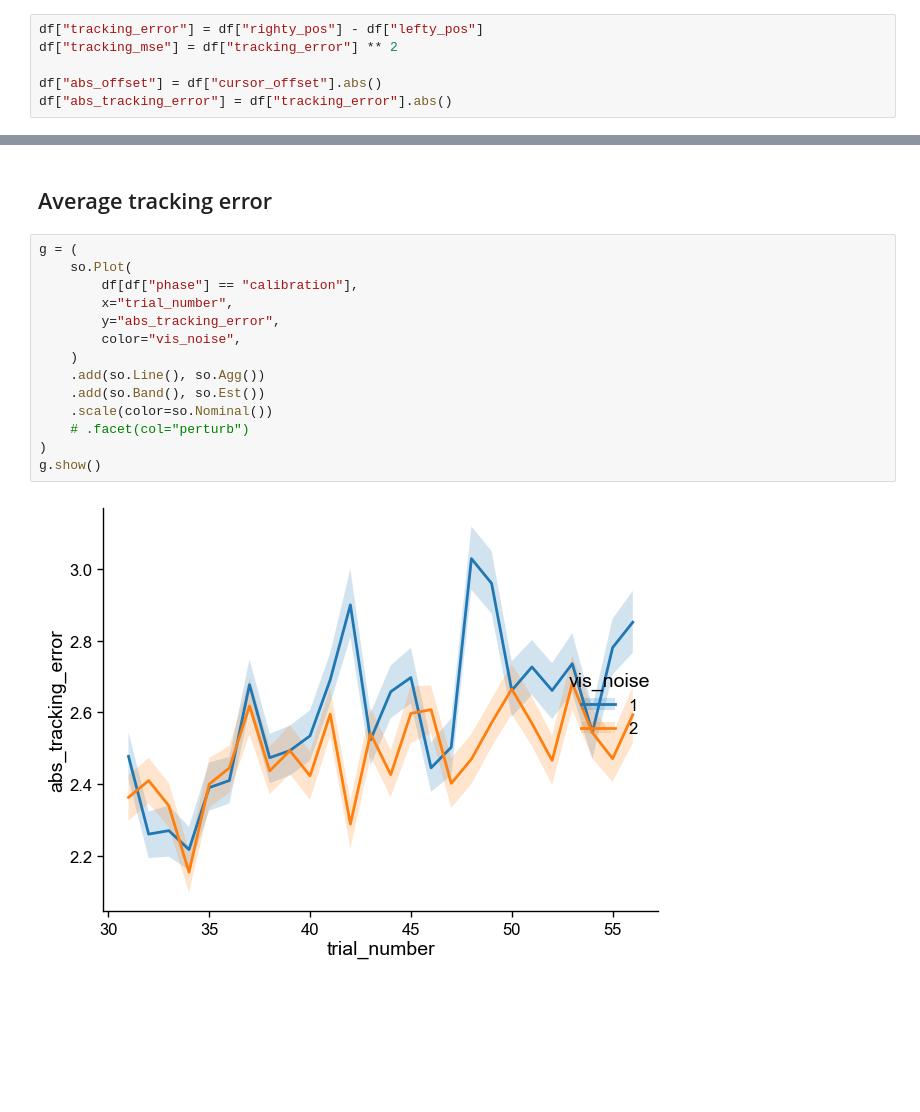
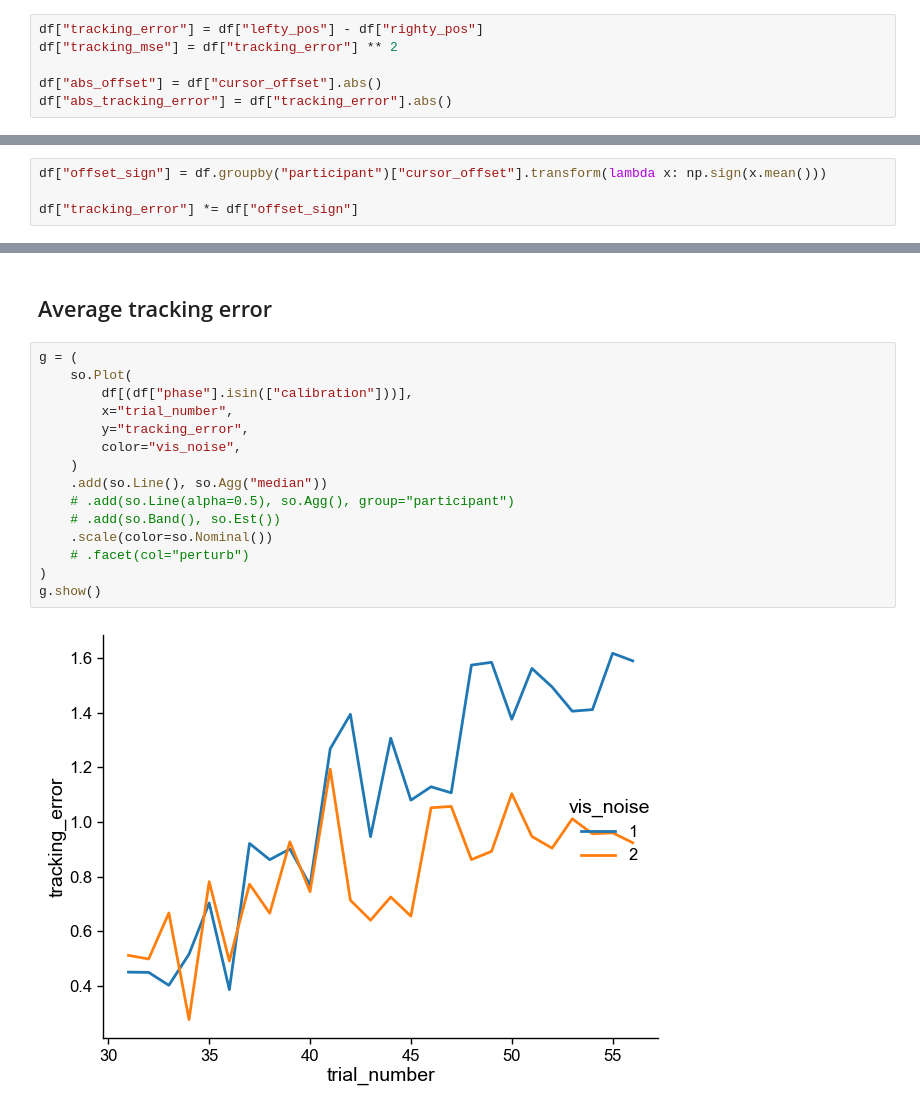
Before and after one commit to dominikstrb/cpp-proprioception, a Jupyter notebook: notebooks/CheckDataOffset.ipynb, the cells around one changed output, grey strips where cells are left out. Drawn from its saved outputs; the diff is of its cells as text; blank space fills up the shorter version.

Commit message:
Simulate calibration phase and compare against data (all participants

```diff
--- a/notebooks/CheckDataOffset.ipynb
+++ b/notebooks/CheckDataOffset.ipynb
@@ -22,13 +23,17 @@ Index(['participant', 'perturb', 'session', 'phase', 'trial_number', 'type',
        'righty_pos', 'rightx_pos', 'cursory_pos'],
       dtype='object')
 # %%
-df["tracking_error"] = df["righty_pos"] - df["lefty_pos"]
+df["tracking_error"] = df["lefty_pos"] - df["righty_pos"]
 df["tracking_mse"] = df["tracking_error"] ** 2
 
 df["abs_offset"] = df["cursor_offset"].abs()
 df["abs_tracking_error"] = df["tracking_error"].abs()
 # %% [markdown]
 ## Experimental design
+# %%
+df["offset_sign"] = df.groupby("participant")["cursor_offset"].transform(lambda x: np.sign(x.mean()))
+
+df["tracking_error"] *= df["offset_sign"]
 # %%
 g = (
     so.Plot(
@@ -80,19 +85,20 @@ for i, (name, group) in enumerate(sub_df.groupby(["trial_number"])):
 # %%
 g = (
     so.Plot(
-        df[df["phase"] == "calibration"],
+        df[(df["phase"].isin(["calibration"]))],
         x="trial_number",
-        y="abs_tracking_error",
+        y="tracking_error",
         color="vis_noise",
     )
-    .add(so.Line(), so.Agg())
-    .add(so.Band(), so.Est())
+    .add(so.Line(), so.Agg("median"))
+    # .add(so.Line(alpha=0.5), so.Agg(), group="participant")
+    # .add(so.Band(), so.Est())
     .scale(color=so.Nominal())
     # .facet(col="perturb")
 )
 g.show()
 # %% [output]
-[figure, old version]
+[figure, new version]
 # %%
 g = (
     so.Plot(
```
Also changed, not shown: parts of 10 cells of this notebook, 3 other files.
